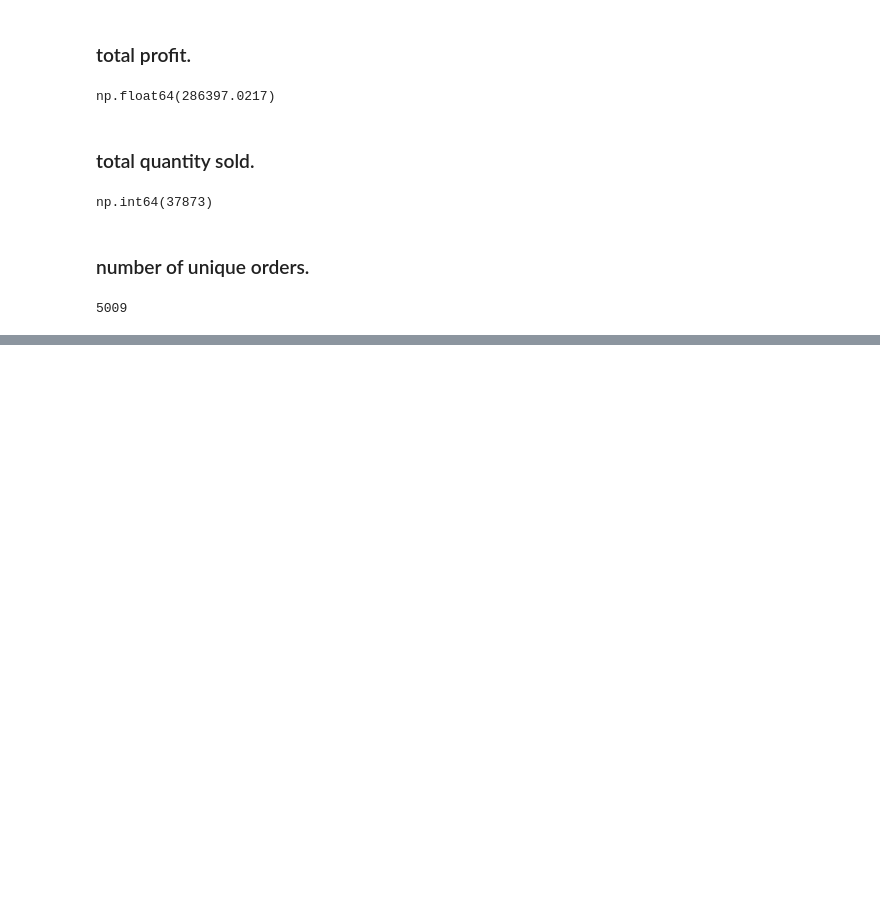
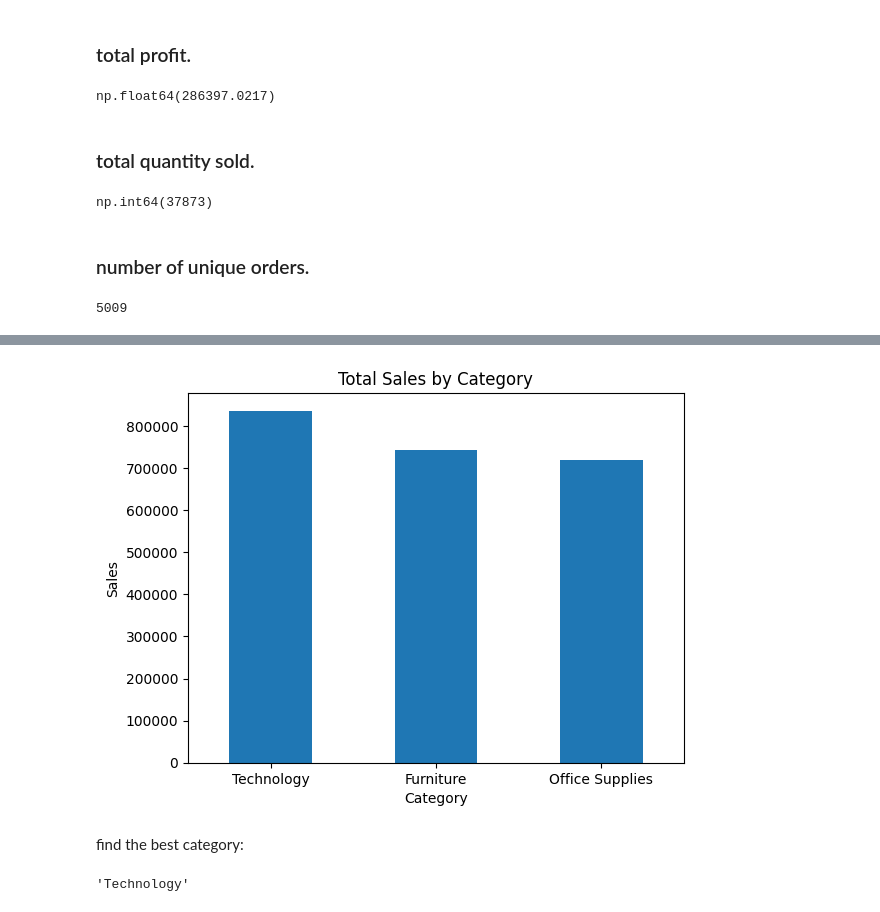
Before and after one commit to mukund1040/Data-Analytics-Projects, a Jupyter notebook: 02-Sales-Data-Analysis/Sales_Data_Analysis.ipynb, the cells around one changed output, grey strips where cells are left out. Cells and saved outputs as stored; diff of their text form; code cells hidden in the pictures; blank space fills up the shorter version.

```diff
--- a/02-Sales-Data-Analysis/Sales_Data_Analysis.ipynb
+++ b/02-Sales-Data-Analysis/Sales_Data_Analysis.ipynb
@@ -153,0 +304,4 @@ df["Order ID"].nunique()
+# %%
+category_sales = df.groupby("Category")["Sales"].sum().sort_values(ascending=False)
+
+category_sales
@@ -153,0 +315,16 @@ df["Order ID"].nunique()
+# %%
+category_sales.plot(kind="bar")
+
+plt.title("Total Sales by Category")
+plt.xlabel("Category")
+plt.ylabel("Sales")
+plt.xticks(rotation=0)
+plt.show()
+# %% [output]
+[figure, added]
+# %% [markdown]
+find the best category:
+# %%
+category_sales.idxmax()
+# %% [output]
+'Technology'
```
Also changed, not shown: parts of 42 cells of this notebook.
